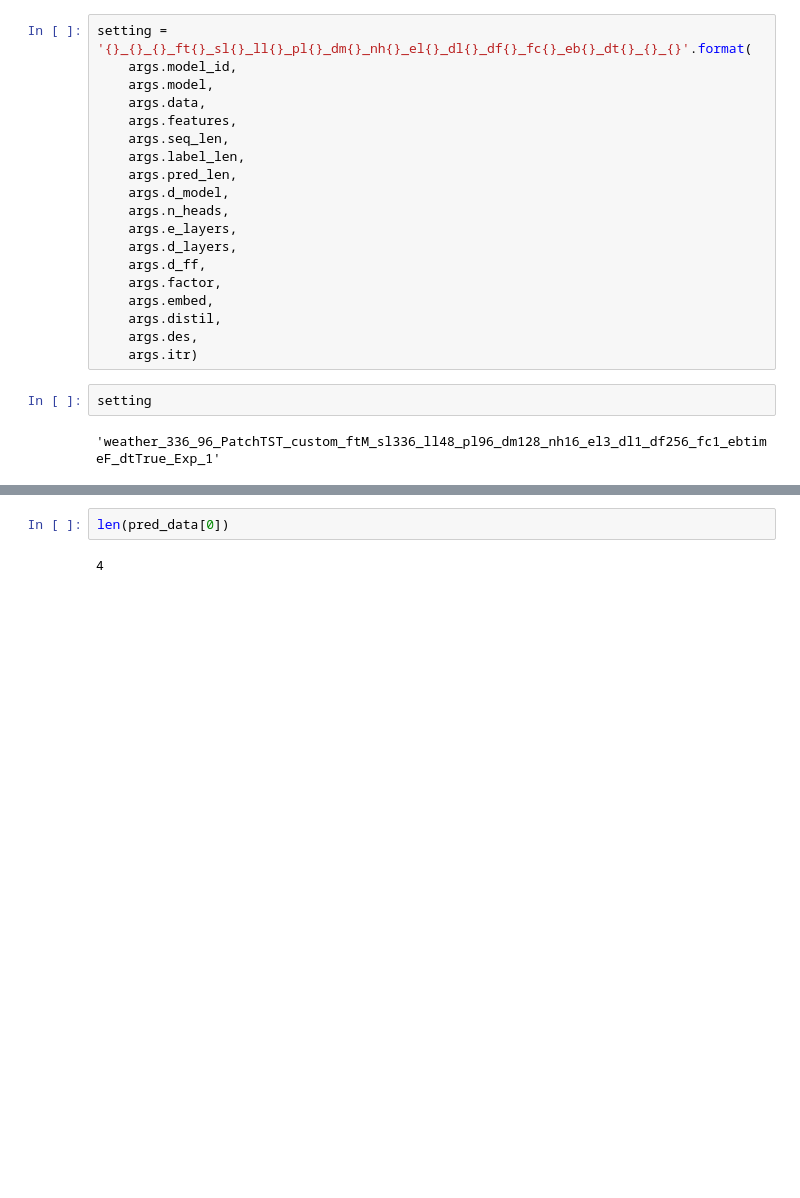
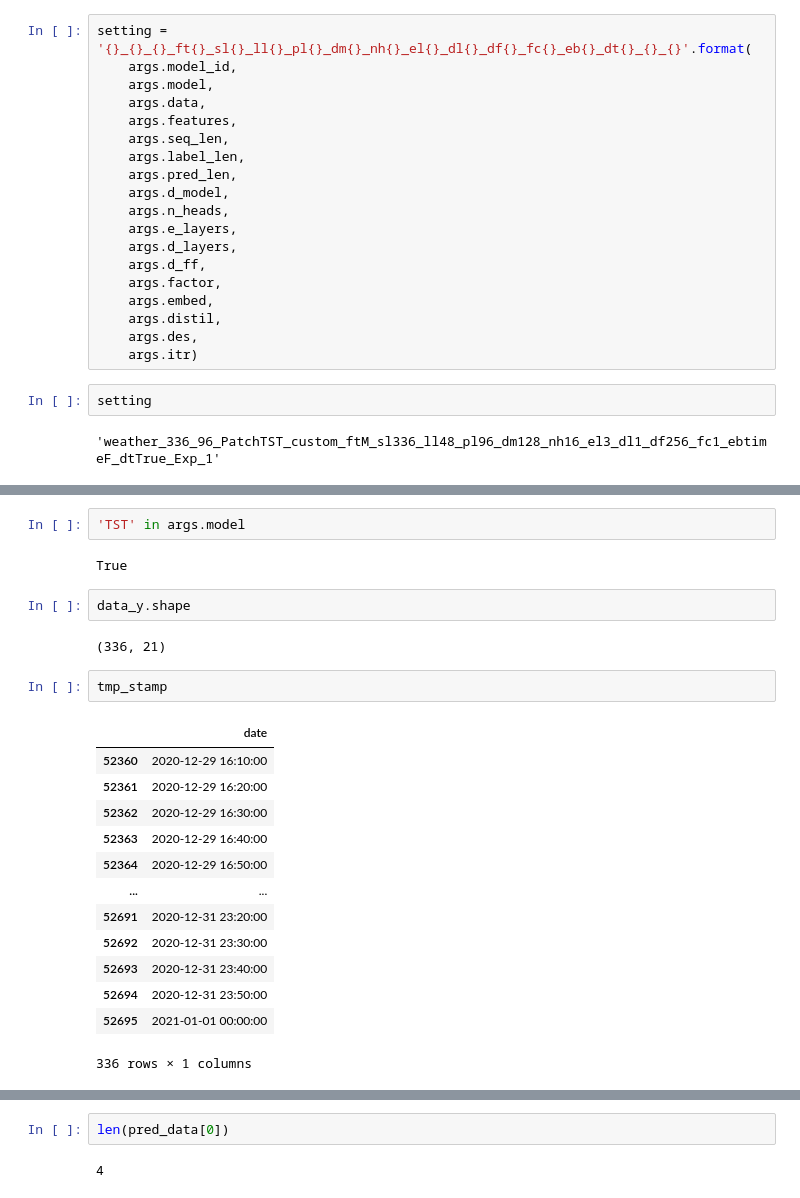
Before and after one commit to syunar/PatchTST, a Jupyter notebook: inference_patchtst.ipynb, the cells around one changed output, grey strips where cells are left out. Saved outputs shown, nothing was run; the diff lists cells and outputs as text; blank space fills up the shorter version.

```diff
--- a/inference_patchtst.ipynb
+++ b/inference_patchtst.ipynb
@@ -336,0 +493,24 @@ pred_data[0][1].shape
+# %%
+'TST' in args.model
+# %% [output]
+True
+# %%
+data_y.shape
+# %% [output]
+(336, 21)
+# %%
+tmp_stamp
+# %% [output]
+|  | date |
+| 52360 | 2020-12-29 16:10:00 |
+| 52361 | 2020-12-29 16:20:00 |
+| 52362 | 2020-12-29 16:30:00 |
+| 52363 | 2020-12-29 16:40:00 |
+| 52364 | 2020-12-29 16:50:00 |
+| ... | ... |
+| 52691 | 2020-12-31 23:20:00 |
+| 52692 | 2020-12-31 23:30:00 |
+| 52693 | 2020-12-31 23:40:00 |
+| 52694 | 2020-12-31 23:50:00 |
+| 52695 | 2021-01-01 00:00:00 |
+336 rows × 1 columns
```
Also changed, not shown: parts of 26 cells of this notebook.
